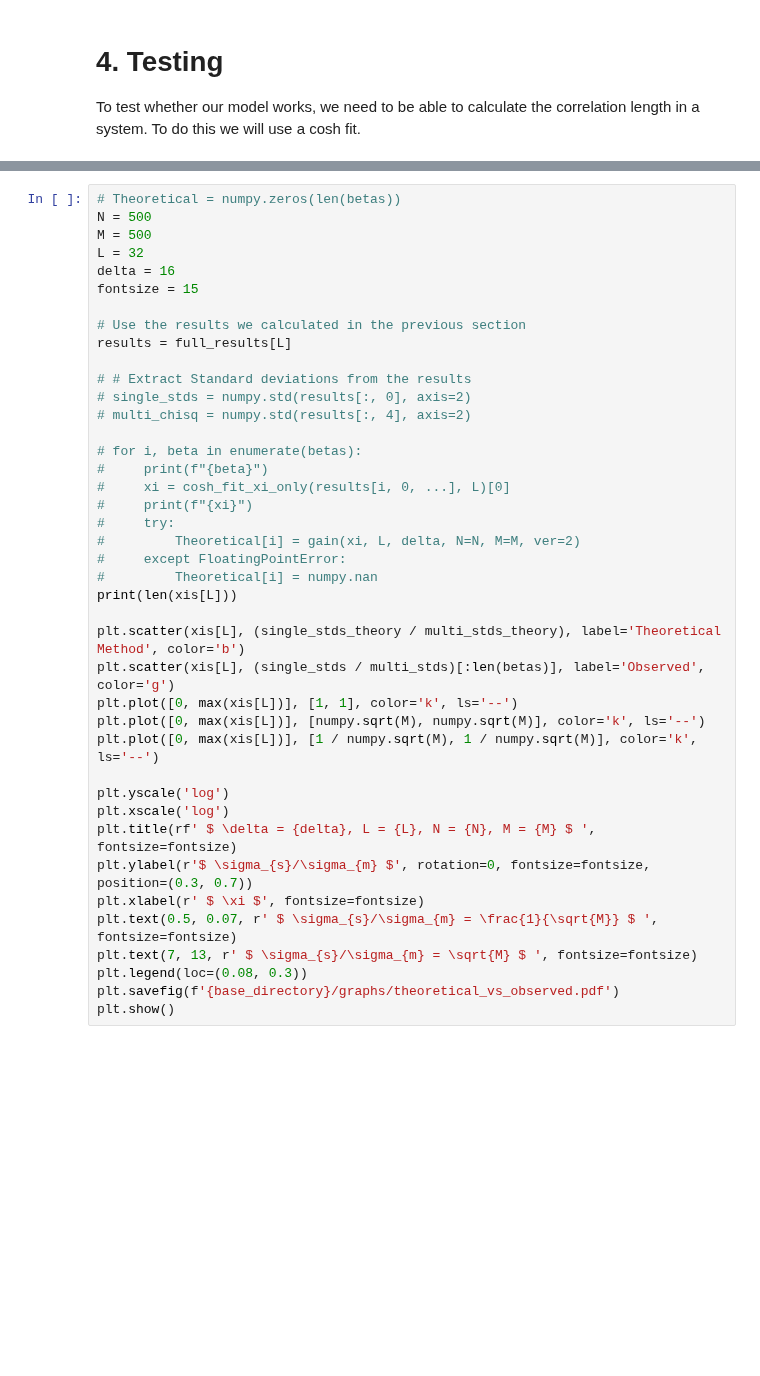
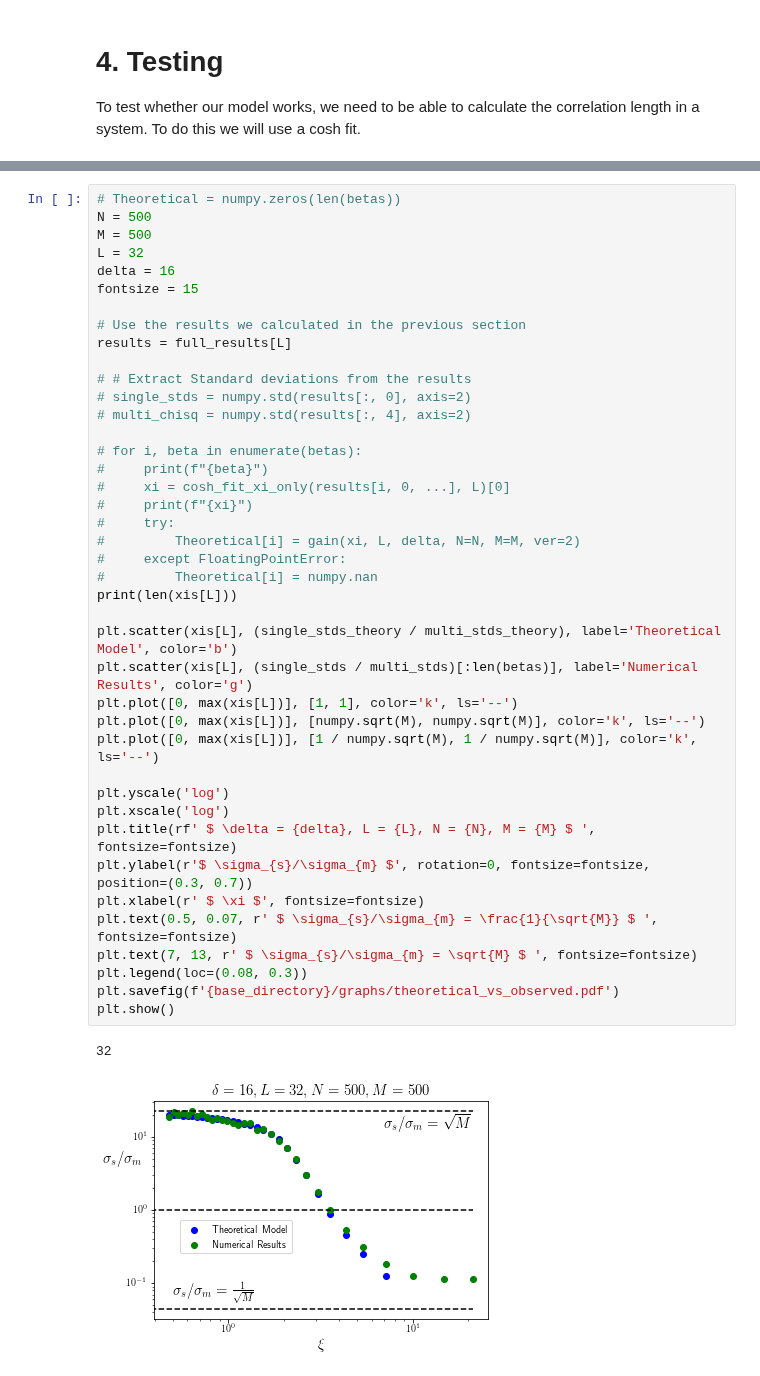
Before and after one commit to BenKMorley/Multilevel_notebook, a Jupyter notebook: Multilevel_Ising.ipynb, the cells around one changed output, grey strips where cells are left out. Drawn from its saved outputs; the diff is of its cells as text; blank space fills up the shorter version.

```diff
--- a/Multilevel_Ising.ipynb
+++ b/Multilevel_Ising.ipynb
@@ -1964,32 +2044,35 @@ fontsize = 15
 results = full_results[L]
 
 # # Extract Standard deviations from the results
 # single_stds = numpy.std(results[:, 0], axis=2)
 # multi_chisq = numpy.std(results[:, 4], axis=2)
 
 # for i, beta in enumerate(betas):
 #     print(f"{beta}")
 #     xi = cosh_fit_xi_only(results[i, 0, ...], L)[0]
 #     print(f"{xi}")
 #     try:
 #         Theoretical[i] = gain(xi, L, delta, N=N, M=M, ver=2)
 #     except FloatingPointError:
 #         Theoretical[i] = numpy.nan
 print(len(xis[L]))
 
-plt.scatter(xis[L], (single_stds_theory / multi_stds_theory), label='Theoretical Method', color='b')
-plt.scatter(xis[L], (single_stds / multi_stds)[:len(betas)], label='Observed', color='g')
+plt.scatter(xis[L], (single_stds_theory / multi_stds_theory), label='Theoretical Model', color='b')
+plt.scatter(xis[L], (single_stds / multi_stds)[:len(betas)], label='Numerical Results', color='g')
 plt.plot([0, max(xis[L])], [1, 1], color='k', ls='--')
 plt.plot([0, max(xis[L])], [numpy.sqrt(M), numpy.sqrt(M)], color='k', ls='--')
 plt.plot([0, max(xis[L])], [1 / numpy.sqrt(M), 1 / numpy.sqrt(M)], color='k', ls='--')
 
 plt.yscale('log')
 plt.xscale('log')
 plt.title(rf' $ \delta = {delta}, L = {L}, N = {N}, M = {M} $ ', fontsize=fontsize)
 plt.ylabel(r'$ \sigma_{s}/\sigma_{m} $', rotation=0, fontsize=fontsize, position=(0.3, 0.7))
 plt.xlabel(r' $ \xi $', fontsize=fontsize)
 plt.text(0.5, 0.07, r' $ \sigma_{s}/\sigma_{m} = \frac{1}{\sqrt{M}} $ ', fontsize=fontsize)
 plt.text(7, 13, r' $ \sigma_{s}/\sigma_{m} = \sqrt{M} $ ', fontsize=fontsize)
 plt.legend(loc=(0.08, 0.3))
 plt.savefig(f'{base_directory}/graphs/theoretical_vs_observed.pdf')
 plt.show()
+# %% [output]
+32
+[figure, added]
```
Also changed, not shown: parts of 6 cells of this notebook, 3 other files.
